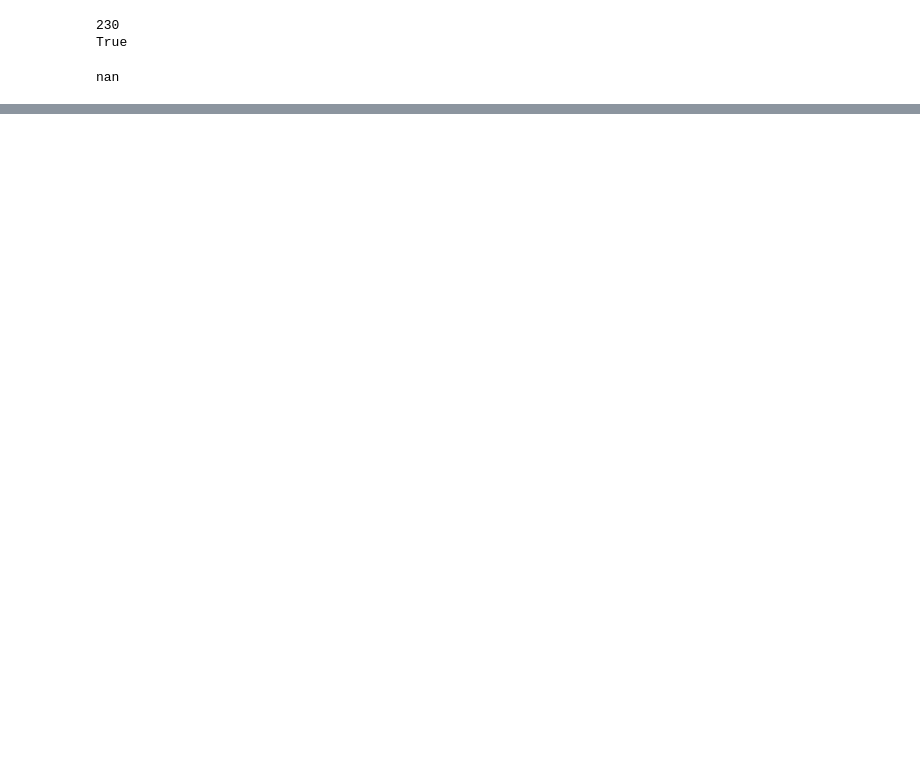
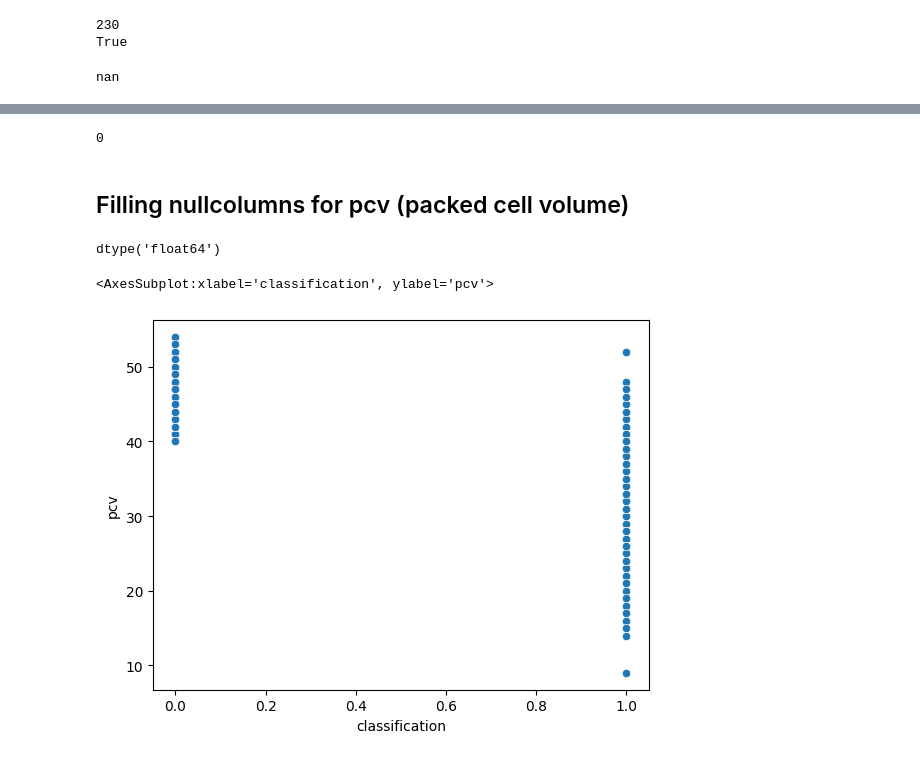
Before and after one commit to vedant202/Multiple-Deaseases-Prediction-App, a Jupyter notebook: Kidney_disease_prediction.ipynb, the cells around one changed output, grey strips where cells are left out. Cells and saved outputs as stored; diff of their text form; code cells hidden in the pictures; blank space fills up the shorter version.

```diff
--- a/Kidney_disease_prediction.ipynb
+++ b/Kidney_disease_prediction.ipynb
@@ -526,0 +568,33 @@ nan
+# %%
+def filling_wc(kd2):
+    rows = kd2.shape[0]
+    for row in range(0,rows):
+        wc = kd2['wc'][row]
+        cl = kd2['classification'][row]
+
+        if(pd.isnull(wc) and cl == 1.0):
+            kd2['wc'][row] = 7500
+        elif(pd.isnull(wc) and cl == 0.0):
+            kd2['wc'][row] = 8900
+    return kd2['wc']
+# %%
+kd2['wc'] = filling_wc(kd2)
+# %%
+kd2['wc'].isnull().sum()
+# %% [output]
+0
+# %% [markdown]
+## Filling nullcolumns for pcv (packed cell volume)
+# %%
+kd2['pcv'].replace('\t?',np.nan,inplace=True)
+# %%
+kd2['pcv'] = kd2['pcv'].astype(float)
+# %%
+kd2['pcv'].dtype
+# %% [output]
+dtype('float64')
+# %%
+sns.scatterplot(data=kd2,x='classification',y='pcv')
+# %% [output]
+<AxesSubplot:xlabel='classification', ylabel='pcv'>
+[figure, added]
```
Also changed, not shown: parts of 12 cells of this notebook.
